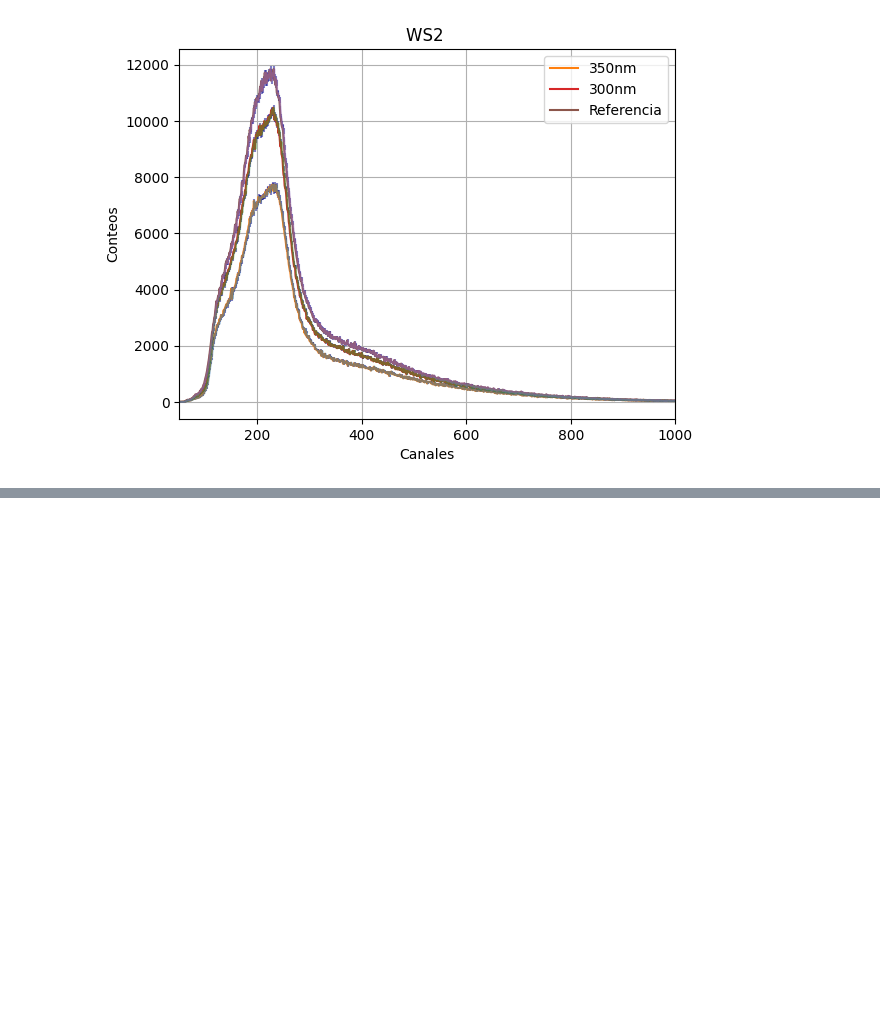
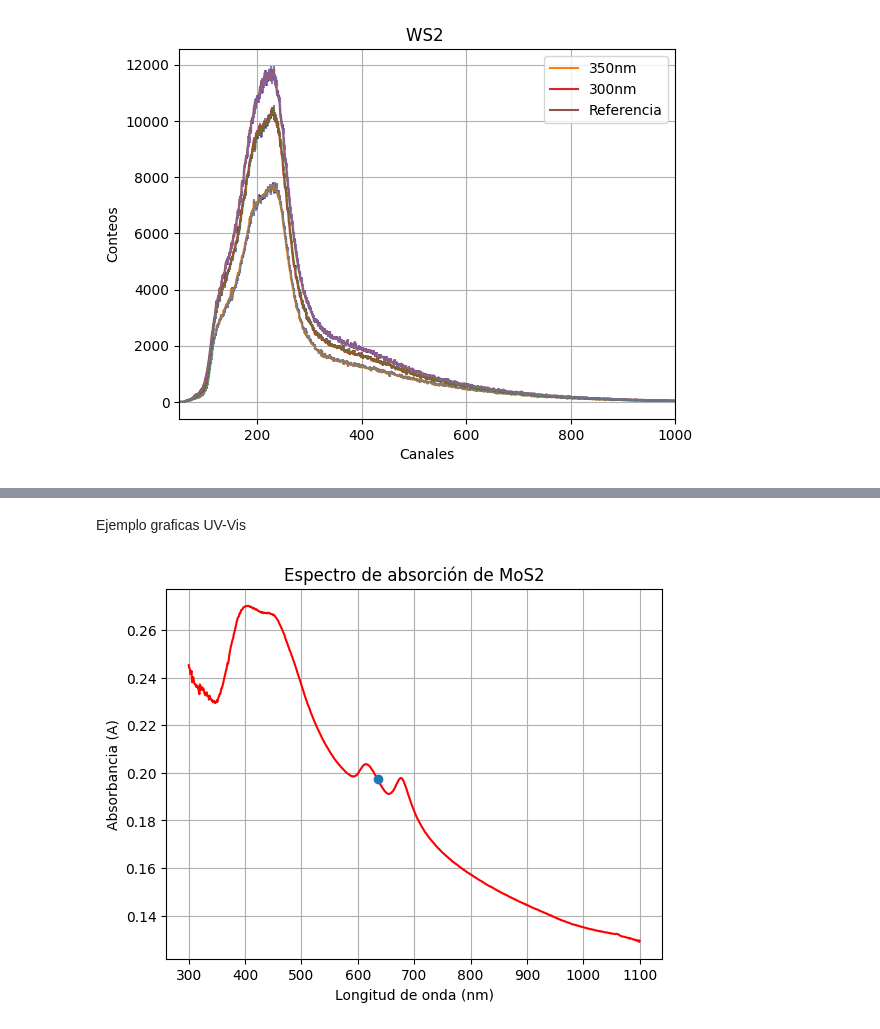
Before and after one commit to jpabonl/Proyecto-experimental, a Jupyter notebook: Graficas_Toma_1.ipynb, the cells around one changed output, grey strips where cells are left out. Saved outputs shown, nothing was run; the diff lists cells and outputs as text; code cells hidden in the pictures; blank space fills up the shorter version.

```diff
--- a/Graficas_Toma_1.ipynb
+++ b/Graficas_Toma_1.ipynb
@@ -325,2 +404,21 @@ plt.show()
 [figure]
 [figure]
+# %% [markdown]
+Ejemplo graficas UV-Vis
+# %%
+# Leer el archivo Excel
+archivo_excel = 'UVvisMoS2.xlsx'
+hoja_excel = 'Hoja1'
+df = pd.read_excel(archivo_excel, sheet_name=hoja_excel)
+
+x = df['[nm]'].values
+y = df['[A]'].values
+plt.plot(x, y, 'r')
+plt.plot(635,0.1973,"o")
+plt.xlabel('Longitud de onda (nm)')
+plt.ylabel('Absorbancia (A)')
+plt.title('Espectro de absorción de MoS2')
+plt.grid(True)
+plt.show()
+# %% [output]
+[figure, added]
```
Also changed, not shown: parts of 6 cells of this notebook.
